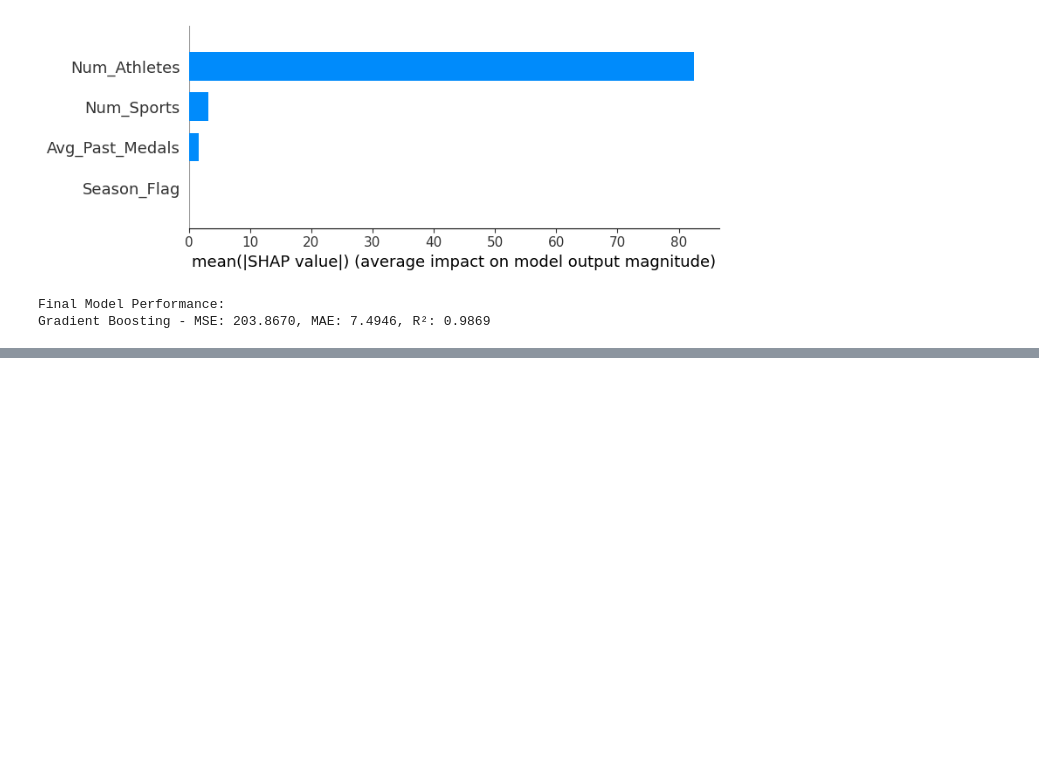
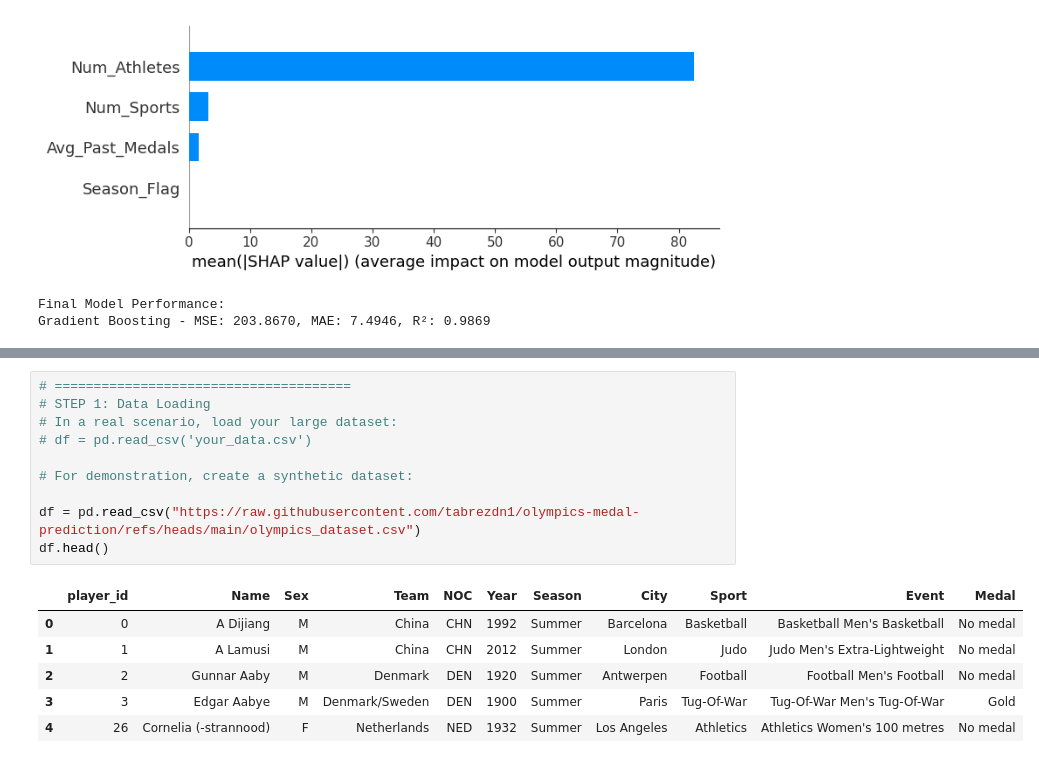
Before and after one commit to tabrezdn1/olympics-medal-prediction, a Jupyter notebook: main.ipynb, the cells around one changed output, grey strips where cells are left out. Cells and saved outputs as stored; diff of their text form; blank space fills up the shorter version.

```diff
--- a/main.ipynb
+++ b/main.ipynb
@@ -1896,0 +1697,17 @@ Gradient Boosting - MSE: 203.8670, MAE: 7.4946, R²: 0.9869
+# %%
+# ======================================
+# STEP 1: Data Loading
+# In a real scenario, load your large dataset:
+# df = pd.read_csv('your_data.csv')
+
+# For demonstration, create a synthetic dataset:
+
+df = pd.read_csv("https://raw.githubusercontent.com/tabrezdn1/olympics-medal-prediction/refs/heads/main/olympics_dataset.csv")
+df.head()
+# %% [output]
+|  | player_id | Name | Sex | Team | NOC | Year | Season | City | Sport | Event | Medal |
+| 0 | 0 | A Dijiang | M | China | CHN | 1992 | Summer | Barcelona | Basketball | Basketball Men's Basketball | No medal |
+| 1 | 1 | A Lamusi | M | China | CHN | 2012 | Summer | London | Judo | Judo Men's Extra-Lightweight | No medal |
+| 2 | 2 | Gunnar Aaby | M | Denmark | DEN | 1920 | Summer | Antwerpen | Football | Football Men's Football | No medal |
+| 3 | 3 | Edgar Aabye | M | Denmark/Sweden | DEN | 1900 | Summer | Paris | Tug-Of-War | Tug-Of-War Men's Tug-Of-War | Gold |
+| 4 | 26 | Cornelia (-strannood) | F | Netherlands | NED | 1932 | Summer | Los Angeles | Athletics | Athletics Women's 100 metres | No medal |
```
Also changed, not shown: parts of 19 cells of this notebook.
